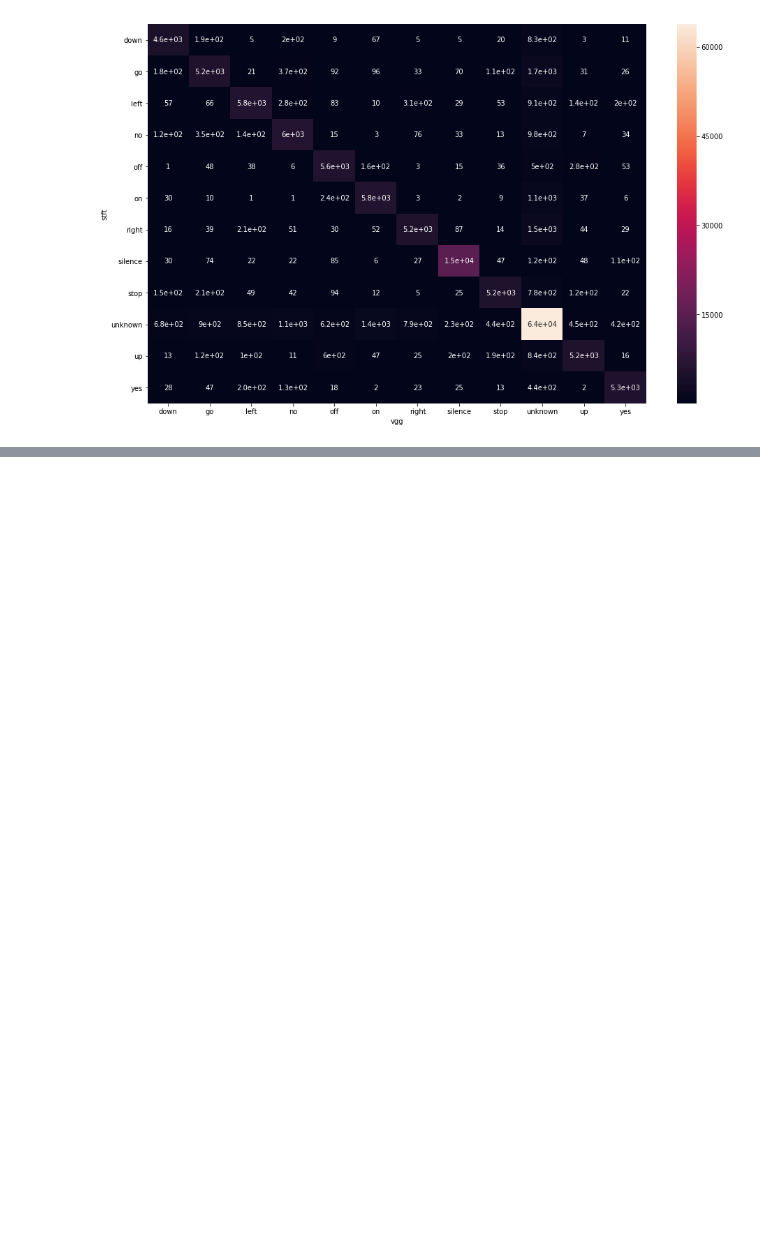
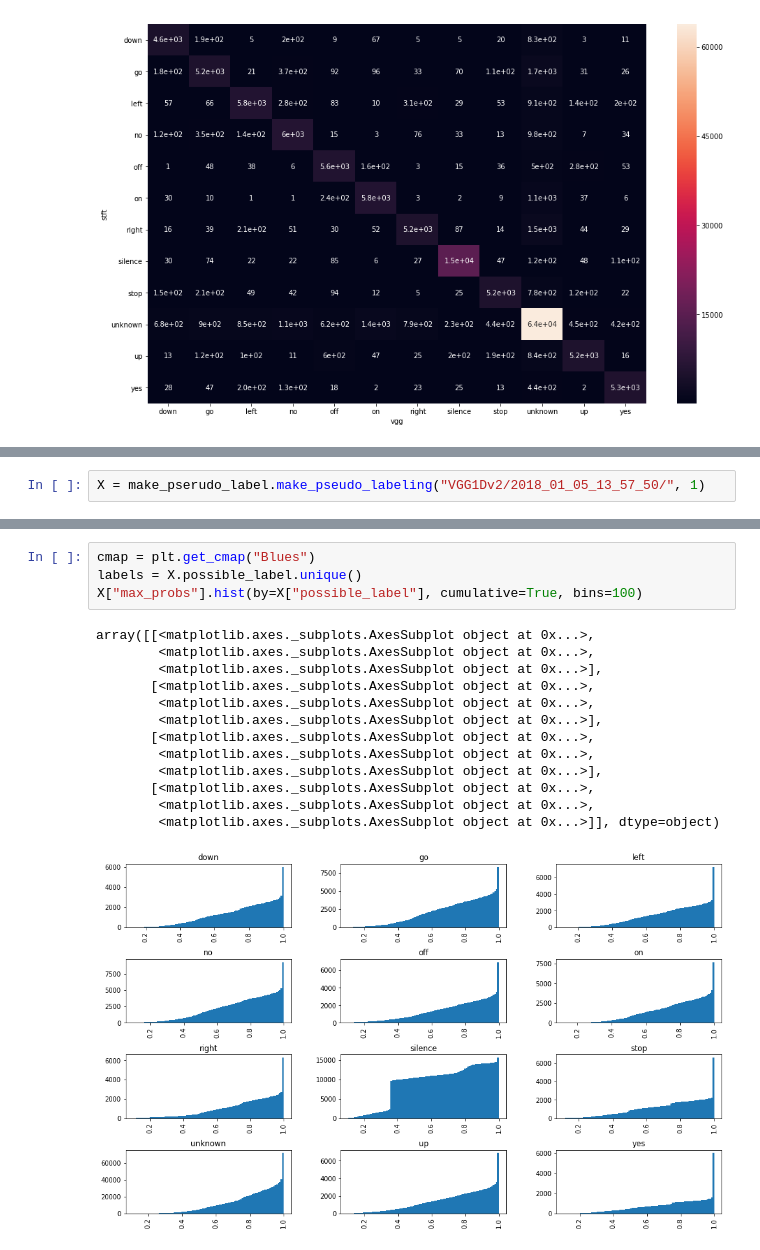
Before and after one commit to ireko8/kaggle-tensorflow-speech-recognition, a Jupyter notebook: Result_Visualize.ipynb, the cells around one changed output, grey strips where cells are left out. Saved outputs shown, nothing was run; the diff lists cells and outputs as text; blank space fills up the shorter version.

```diff
--- a/Result_Visualize.ipynb
+++ b/Result_Visualize.ipynb
@@ -119,0 +140,2 @@ new_df.head()
+# %%
+X = make_pserudo_label.make_pseudo_labeling("VGG1Dv2/2018_01_05_13_57_50/", 1)
@@ -119,0 +164,18 @@ new_df.head()
+# %%
+cmap = plt.get_cmap("Blues")
+labels = X.possible_label.unique()
+X["max_probs"].hist(by=X["possible_label"], cumulative=True, bins=100)
+# %% [output]
+array([[<matplotlib.axes._subplots.AxesSubplot object at 0x...>,
+        <matplotlib.axes._subplots.AxesSubplot object at 0x...>,
+        <matplotlib.axes._subplots.AxesSubplot object at 0x...>],
+       [<matplotlib.axes._subplots.AxesSubplot object at 0x...>,
+        <matplotlib.axes._subplots.AxesSubplot object at 0x...>,
+        <matplotlib.axes._subplots.AxesSubplot object at 0x...>],
+       [<matplotlib.axes._subplots.AxesSubplot object at 0x...>,
+        <matplotlib.axes._subplots.AxesSubplot object at 0x...>,
+        <matplotlib.axes._subplots.AxesSubplot object at 0x...>],
+       [<matplotlib.axes._subplots.AxesSubplot object at 0x...>,
+        <matplotlib.axes._subplots.AxesSubplot object at 0x...>,
+        <matplotlib.axes._subplots.AxesSubplot object at 0x...>]], dtype=object)
+[figure, added]
```
Also changed, not shown: parts of 16 cells of this notebook, 12 other files.
